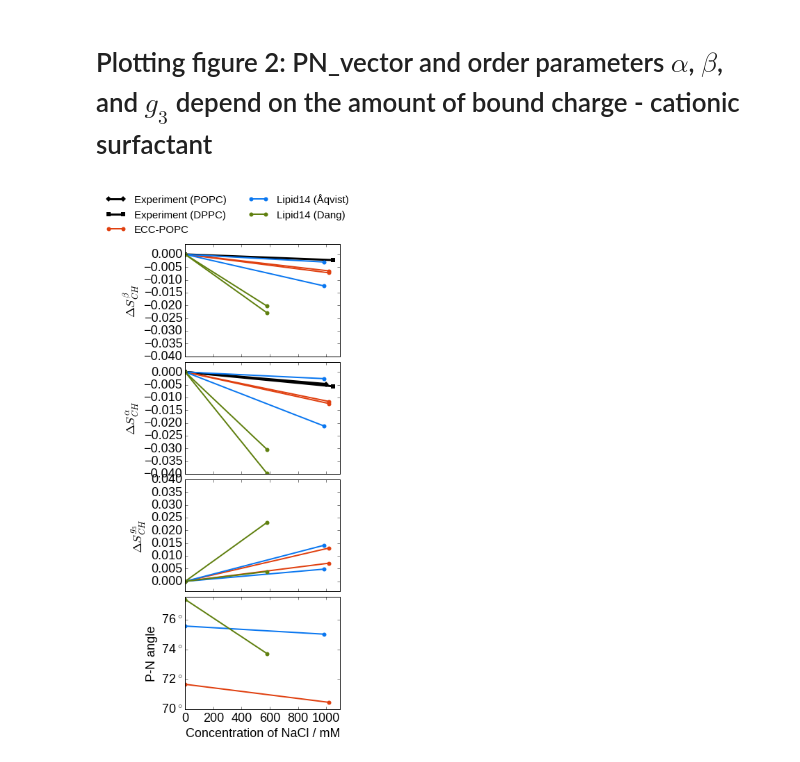
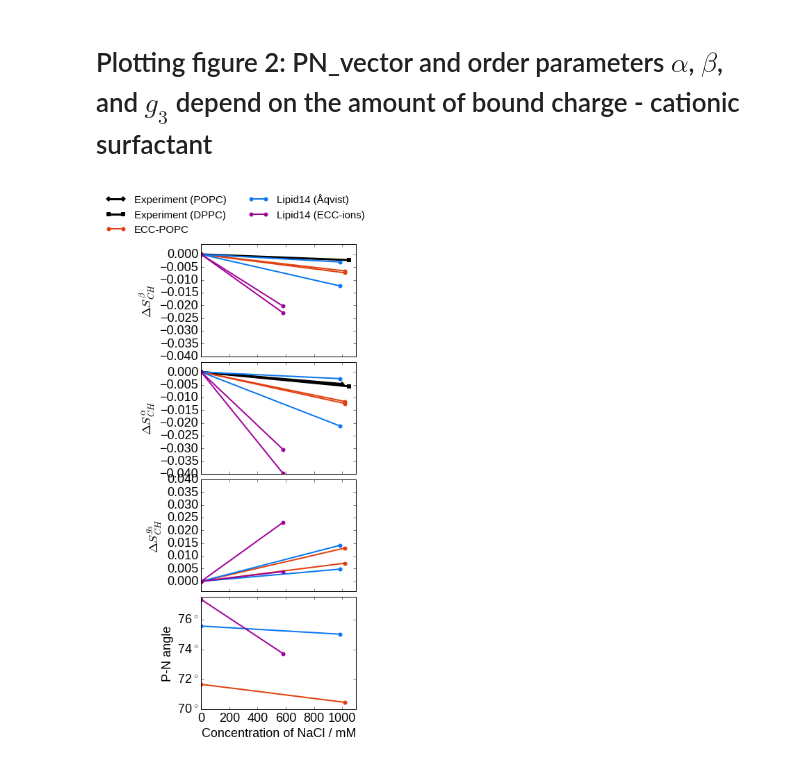
Before and after one commit to ohsOllila/NMRlipids_VI-NewIonModel, a Jupyter notebook: Fig/ipython_nb/Plot_PNs_OPs_L14_ECCLipid17_q80_sig89_salts-NaCl.ipynb, the cells around one changed output. Saved outputs shown, nothing was run; the diff lists cells and outputs as text; code cells hidden in the pictures.

Commit message:
Correction to mislabeled data sets in NaCl plots.

```diff
--- a/Fig/ipython_nb/Plot_PNs_OPs_L14_ECCLipid17_q80_sig89_salts-NaCl.ipynb
+++ b/Fig/ipython_nb/Plot_PNs_OPs_L14_ECCLipid17_q80_sig89_salts-NaCl.ipynb
@@ -289,8 +287,8 @@ dsg.set_ylabel(r'$\Delta S_{CH} ^{g_3}$')
 #ax.set_xticklabels(xlabelsl, rotation=0)
 
 for (opsplot, c, label) in zip([experiments, opsdata, opsdata_l14, opsdata_l14d],
-                               ["black", "#e04010", "#0a77f0", "#608010"],
-                               ["Experiment", "ECC-POPC", ur"Lipid14 (\u00c5qvist)", "Lipid14 (Dang)"]):
+                               ["black", "#e04010", "#0a77f0", "#a00498"],
+                               ["Experiment", "ECC-POPC", ur"Lipid14 (\u00c5qvist)", "Lipid14 (ECC-ions)"]):
     for key in opsplot.keys():
         yerror = 0.001
         do_delta = False
@@ -341,34 +339,34 @@ for (opsplot, c, label) in zip([experiments, opsdata, opsdata_l14, opsdata_l14d]
         if "DPPC" in key:
             marker = "s"
         ax.plot(data[:,0], data[:,1], lw=linew, marker=marker, markersize=markersize, mew=0, color=c, label=plot_label) #, c=colour, lw=1.0, label=point_label)
 
 
 for ax in axs:
     #ax.minorticks_on()
     pass
 
 xlim = pna.get_xlim()
 ticks = range(0, 1200, 200)
 pna.set_xticks(ticks)
 pna.set_xticklabels([ str(i) for i in ticks])
 pna.set_xlim([0,1100])
 
 ylim = pna.get_ylim()
 pna.set_yticks(range(0,90,2))
 pna.set_yticklabels([ str(i)+r"$^\circ$" for i in range(0,90,2)])
 pna.set_ylim(ylim)
 
 #dsb.legend(loc="lower right", ncol=1, markerscale=1.0, scatterpoints=4, fontsize='xx-small')
 dsa.legend(bbox_transform=plt.gcf().transFigure,
            bbox_to_anchor=(0.99, 1.0),
            ncol=2,
            frameon=False,
            fontsize='small')
 
 plt.savefig("PN_angle_OrdPars-A-B-g3_L14-ECCL17_q80_sig89_NaCl.pdf", dpi=200, bbox_inches='tight')
 plt.show()
 # %% [output]
-[figure, old version]
+[figure, new version]
 # %%
 font = {'family' : 'Liberation Sans',
         'style'  : 'normal',
```
Also changed, not shown: parts of 3 cells of this notebook, 2 other files.
